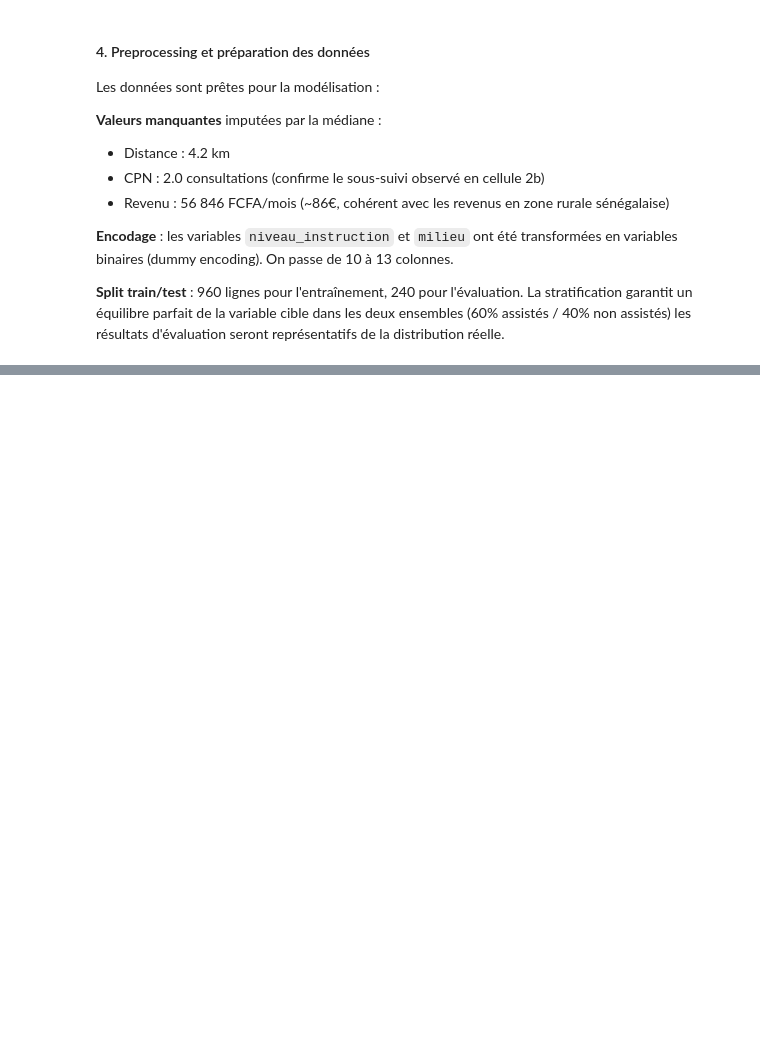
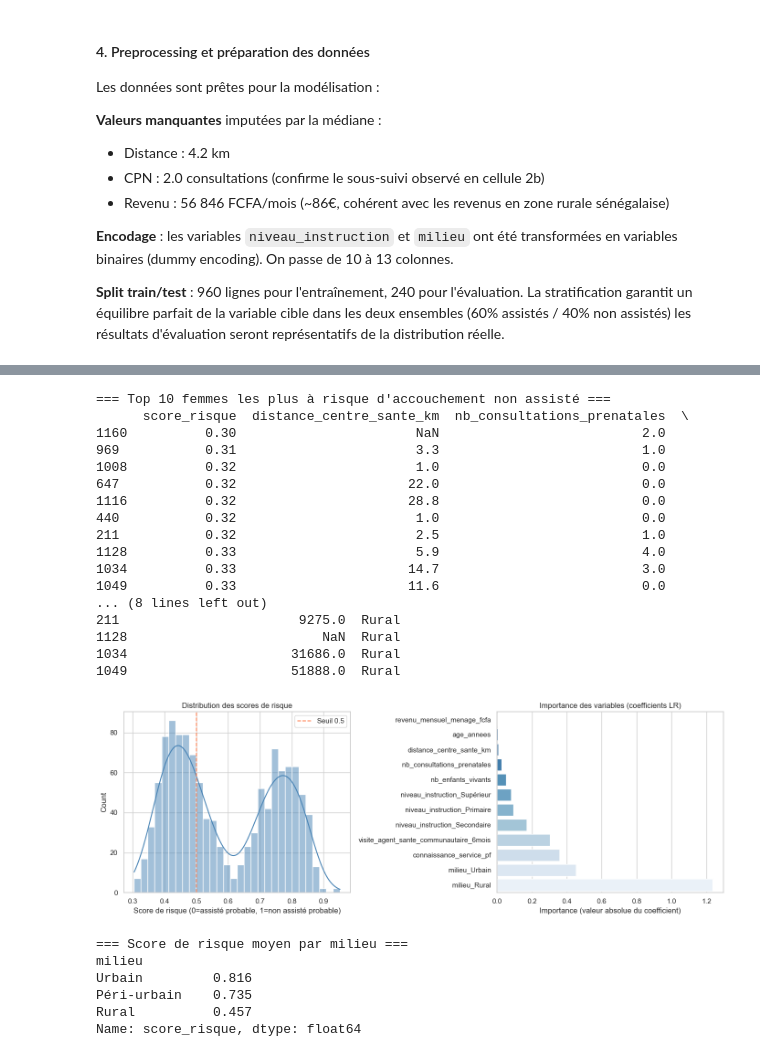
Before and after one commit to mirfou111/flesh-etrilab_test-evaluation, a Jupyter notebook: analyse_sante_maternelle.ipynb, the cells around one changed output, grey strips where cells are left out. Cells and saved outputs as stored; diff of their text form; code cells hidden in the pictures; blank space fills up the shorter version.

```diff
--- a/analyse_sante_maternelle.ipynb
+++ b/analyse_sante_maternelle.ipynb
@@ -395,0 +501,77 @@ représentatifs de la distribution réelle.
+# %%
+# Le modèle final est la régression logistique.
+# On génère maintenant deux choses :
+# 1. Le scoring de risque : chaque femme reçoit un score entre 0 et 1
+# 2. La feature importance : quelles variables pèsent le plus dans la prédiction
+
+# --- SCORING DE RISQUE ---
+# On applique le modèle sur l'ensemble du dataset pour générer les scores
+X_full = df_model.drop(columns=[target])
+df['score_risque'] = lr.predict_proba(X_full)[:, 1]
+
+# Aperçu des femmes les plus à risque
+print("=== Top 10 femmes les plus à risque d'accouchement non assisté ===")
+top_risque = df[['score_risque',
+                  'distance_centre_sante_km',
+                  'nb_consultations_prenatales',
+                  'revenu_mensuel_menage_fcfa',
+                  'milieu']].sort_values('score_risque', ascending=True).head(10)
+print(top_risque.round(2))
+
+# Distribution des scores de risque
+fig, axes = plt.subplots(1, 2, figsize=(14, 5))
+
+sns.histplot(df['score_risque'], bins=30,
+             color='steelblue', kde=True, ax=axes[0])
+axes[0].axvline(x=0.5, color='coral', linestyle='--', linewidth=1.5,
+                label='Seuil 0.5')
+axes[0].set_title("Distribution des scores de risque")
+axes[0].set_xlabel("Score de risque (0=assisté probable, 1=non assisté probable)")
+axes[0].legend()
+
+# --- FEATURE IMPORTANCE ---
+# Pour la régression logistique, on utilise les coefficients
+# (en valeur absolue = importance relative)
+importance = pd.DataFrame({
+    'variable': X_full.columns,
+    'importance': np.abs(lr.coef_[0])
+}).sort_values('importance', ascending=True)
+
+sns.barplot(x='importance', y='variable',
+            data=importance, ax=axes[1], palette='Blues_r')
+axes[1].set_title("Importance des variables (coefficients LR)")
+axes[1].set_xlabel("Importance (valeur absolue du coefficient)")
+axes[1].set_ylabel("")
+
+plt.tight_layout()
+plt.savefig("figures/scoring_importance.png", dpi=150)
+plt.show()
+
+# Résumé statistique des scores par milieu
+print("\n=== Score de risque moyen par milieu ===")
+print(df.groupby('milieu')['score_risque'].mean().round(3).sort_values(ascending=False))
+# %% [output]
+=== Top 10 femmes les plus à risque d'accouchement non assisté ===
+      score_risque  distance_centre_sante_km  nb_consultations_prenatales  \
+1160          0.30                       NaN                          2.0
+969           0.31                       3.3                          1.0
+1008          0.32                       1.0                          0.0
+647           0.32                      22.0                          0.0
+1116          0.32                      28.8                          0.0
+440           0.32                       1.0                          0.0
+211           0.32                       2.5                          1.0
+1128          0.33                       5.9                          4.0
+1034          0.33                      14.7                          3.0
+1049          0.33                      11.6                          0.0
+... (8 lines left out)
+211                       9275.0  Rural
+1128                         NaN  Rural
+1034                     31686.0  Rural
+1049                     51888.0  Rural
+[figure, added]
+=== Score de risque moyen par milieu ===
+milieu
+Urbain         0.816
+Péri-urbain    0.735
+Rural          0.457
+Name: score_risque, dtype: float64
```
Also changed, not shown: parts of 3 cells of this notebook.
